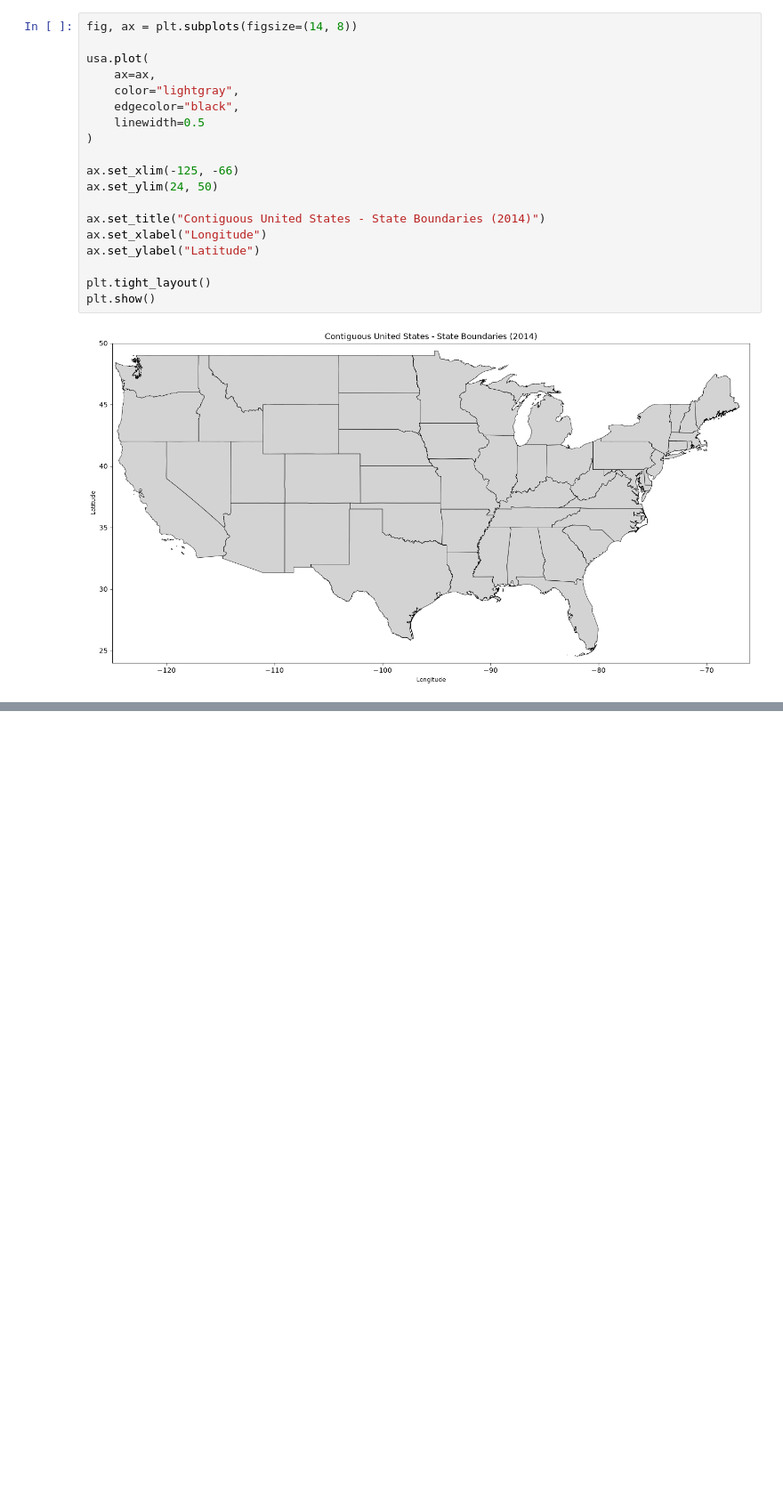
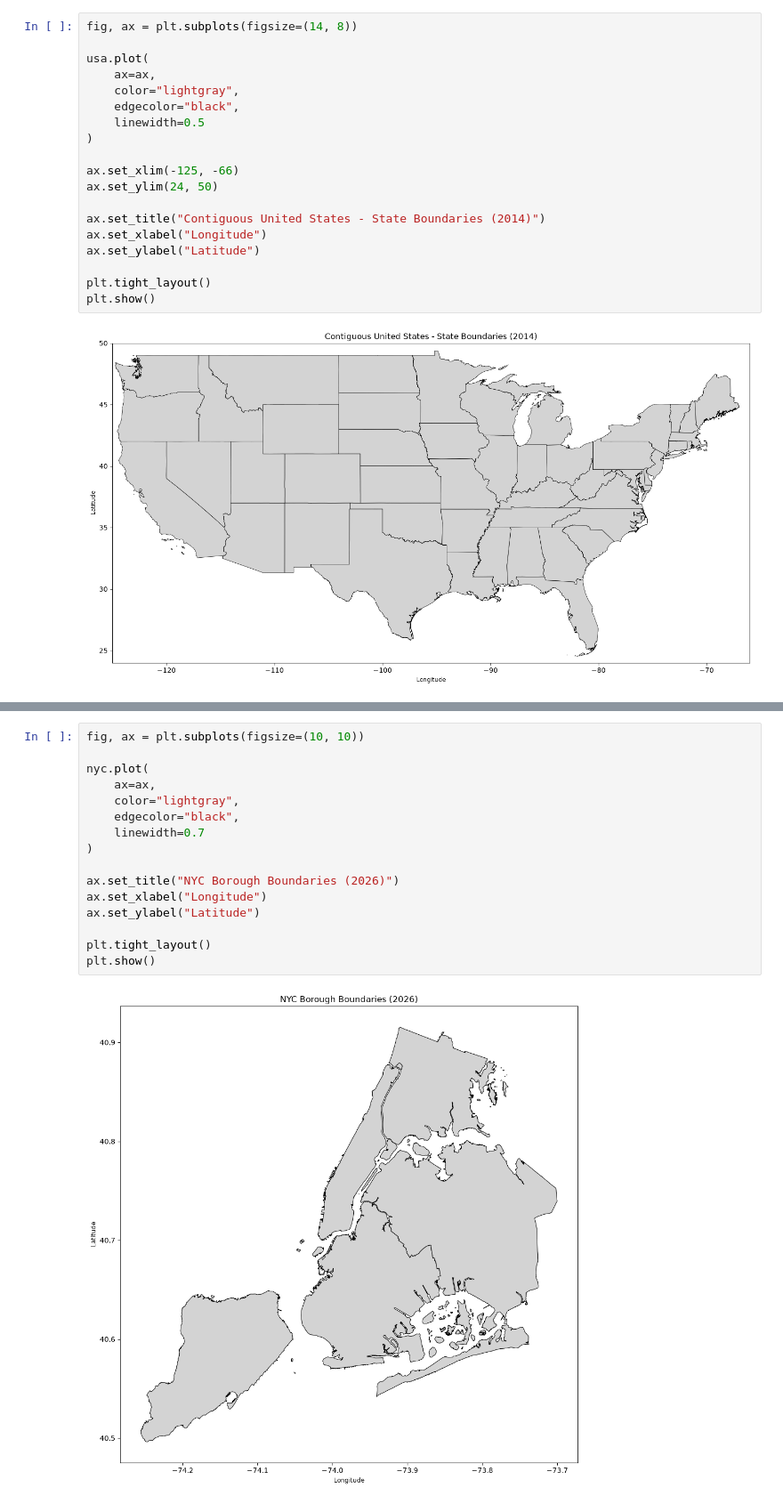
Before and after one commit to m4rnop/uber-pickup-demand-analysis, a Jupyter notebook: notebooks/01_data_understanding.ipynb, the cells around one changed output, grey strips where cells are left out. Shown at 89% size. Cells and saved outputs as stored; diff of their text form; blank space fills up the shorter version.

```diff
--- a/notebooks/01_data_understanding.ipynb
+++ b/notebooks/01_data_understanding.ipynb
@@ -524,0 +641,18 @@ plt.show()
+# %%
+fig, ax = plt.subplots(figsize=(10, 10))
+
+nyc.plot(
+    ax=ax,
+    color="lightgray",
+    edgecolor="black",
+    linewidth=0.7
+)
+
+ax.set_title("NYC Borough Boundaries (2026)")
+ax.set_xlabel("Longitude")
+ax.set_ylabel("Latitude")
+
+plt.tight_layout()
+plt.show()
+# %% [output]
+[figure, added]
```
Also changed, not shown: parts of 9 cells of this notebook.
